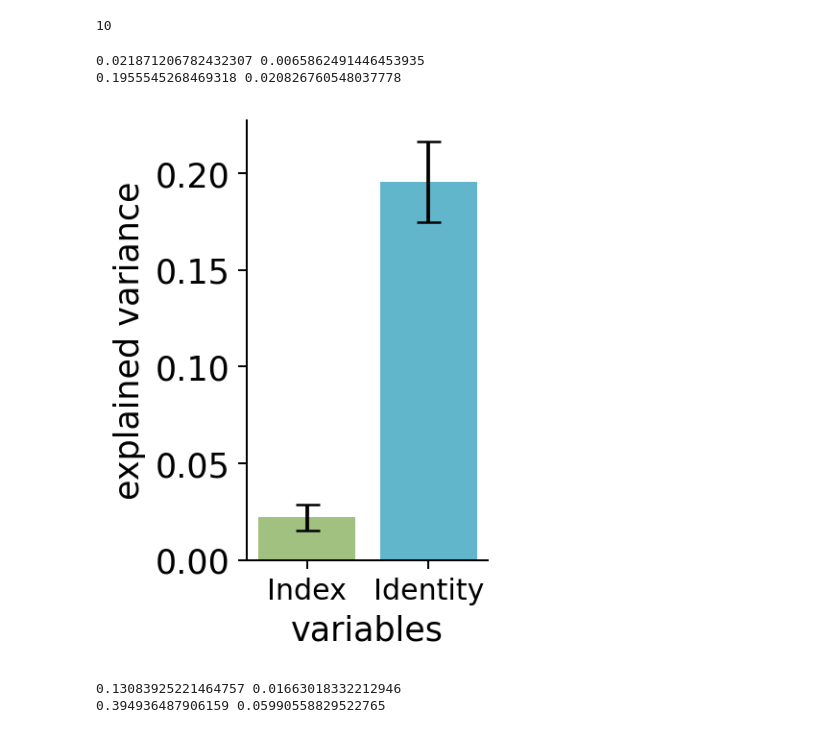
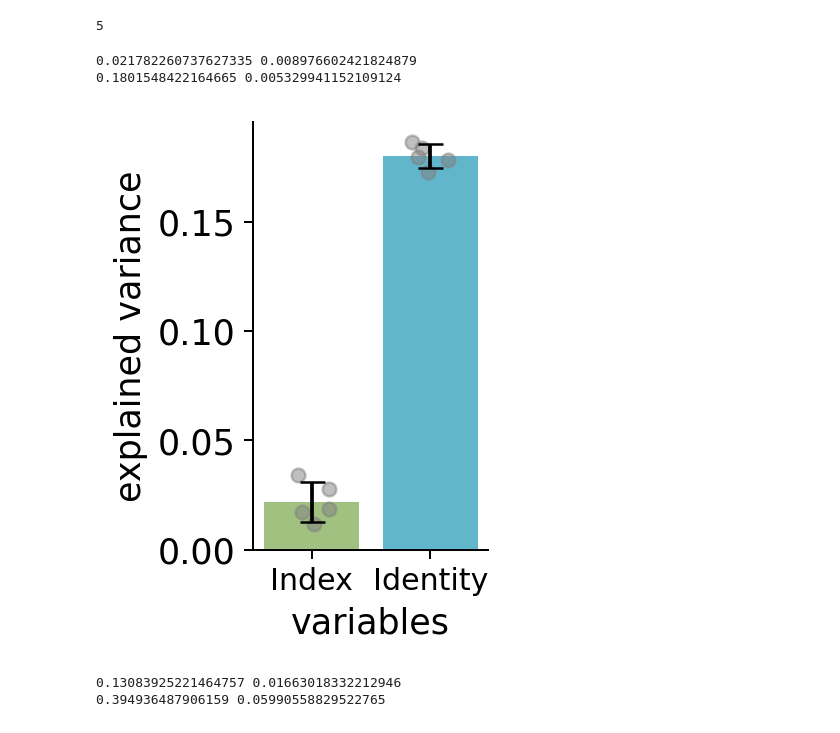
Before and after one commit to Veritaria/rnn-free-recall, a Jupyter notebook: plots_notebooks/analysis_cfr_keyvalue.ipynb, the cells around one changed output. Saved outputs shown, nothing was run; the diff lists cells and outputs as text; code cells hidden in the pictures.

```diff
--- a/plots_notebooks/analysis_cfr_keyvalue.ipynb
+++ b/plots_notebooks/analysis_cfr_keyvalue.ipynb
@@ -9,7 +9,33 @@ import pandas as pd
 from scipy import stats
 import colorcet as cc
 import matplotlib.colors as mcolors
+import matplotlib as mpl
 import matplotlib.pyplot as plt
 from matplotlib.colors import ListedColormap
 
+from utils import savefig
+
 plt.rcParams['font.size'] = 14
+
+mpl.rcParams['svg.fonttype'] = 'none'
+# %%
+# Get colorcet colors
+colors = np.array([cc.cm.rainbow.reversed()(i) for i in np.linspace(0.1, 0.9, 4)])
+
+# Convert to hex format
+hex_colors = [mcolors.to_hex(color) for color in colors]
+print(hex_colors)
+
+
+# Plot the colors
+plt.figure(figsize=(8, 2))
+for i, color in enumerate(hex_colors):
+    plt.fill_between([i, i+1], 0, 1, color=color)
+plt.xlim(0, len(hex_colors))
+plt.xticks([])
+plt.yticks([])
+plt.gca().spines['top'].set_visible(False)
+plt.gca().spines['right'].set_visible(False)
+plt.gca().spines['left'].set_visible(False)
+plt.gca().spines['bottom'].set_visible(False)
+plt.show()
@@ -95,7 +154,8 @@ data_folder = Path("./experiments/CondFR/figures/free_recall/ValueMemoryGRU")
 # item_invariance_folder = Path("./experiments/CondFR/figures/item_invariant/free_recall/ValueMemoryGRU")
 seq_len = 8
 
-setups = ["setup_condfr_fixone_noise", "setup_condfr_fixone_noise2", "setup_condfr_fixone_noise3"]
+# setups = ["setup_condfr_fixone_noise", "setup_condfr_fixone_noise2", "setup_condfr_fixone_noise3"]
+setups = ["setup_condfr_fixone_noise2"]
 
 for setup in setups:
     for i in range(5):
@@ -118,40 +178,47 @@ for setup in setups:
 df_condfr = pd.DataFrame(data_condfr)
 print(len(df_condfr))
 # %% [output]
-10
+5
 # %%
 explained_variance_index_mean = df_condfr["explained_variance_index"].mean()
 explained_variance_index_std = df_condfr["explained_variance_index"].std()
 print(explained_variance_index_mean, explained_variance_index_std)
 
 explained_variance_identity_mean = df_condfr["explained_variance_identity"].mean()
 explained_variance_identity_std = df_condfr["explained_variance_identity"].std()
 print(explained_variance_identity_mean, explained_variance_identity_std)
 
+explained_variance_index_data = df_condfr["explained_variance_index"].values
+explained_variance_identity_data = df_condfr["explained_variance_identity"].values
+
 
 # Create a bar plot for the explained variance data
 labels = ['Index', 'Identity']
 means = [explained_variance_index_mean, explained_variance_identity_mean]
 stds = [explained_variance_index_std, explained_variance_identity_std]
 
 x = range(len(labels))
 
-fig = plt.figure(figsize=(1.8, 3.3), dpi=180)
+fig = plt.figure(figsize=(2.5, 3.3), dpi=180)
 ax = plt.gca()
 plt.bar(x, means, 0.8, yerr=stds, align='center', color=["#A1C181", "#62B6CB"], capsize=5)
+plt.scatter(np.zeros_like(explained_variance_index_data)+np.random.uniform(-0.2, 0.2, size=len(explained_variance_index_data)), explained_variance_index_data, color="grey", alpha=0.5, s=30)
+plt.scatter(np.ones_like(explained_variance_identity_data)+np.random.uniform(-0.2, 0.2, size=len(explained_variance_identity_data)), explained_variance_identity_data, color="grey", alpha=0.5, s=30)
 # for i in range(len(df_condfr)):
 #     plt.plot([0, 1], [df_condfr["explained_variance_index"].iloc[i], df_condfr["explained_variance_identity"].iloc[i]], color='grey', linestyle='-', linewidth=0.3, alpha=0.7)
 plt.ylabel('explained variance')
 plt.xlabel('variables')
 ax.set_xticks([0,1])
 ax.set_xticklabels(labels, fontsize=12)
 ax.spines['top'].set_visible(False)
 ax.spines['right'].set_visible(False)
+plt.tight_layout()
+savefig("./figures/fig6", "fig6E", format="svg", close=False)
 plt.show()
 # %% [output]
-0.021871206782432307 0.0065862491446453935
-0.1955545268469318 0.020826760548037778
+0.021782260737627335 0.008976602421824879
+0.1801548422164665 0.005329941152109124
-[figure, old version]
+[figure, new version]
 # %%
 cross_decoding_accuracy_index_mean = df_condfr["cross_decoding_accuracy_index"].mean()
 cross_decoding_accuracy_index_std = df_condfr["cross_decoding_accuracy_index"].std()
```
Also changed, not shown: parts of 10 cells of this notebook, 26 other files.
